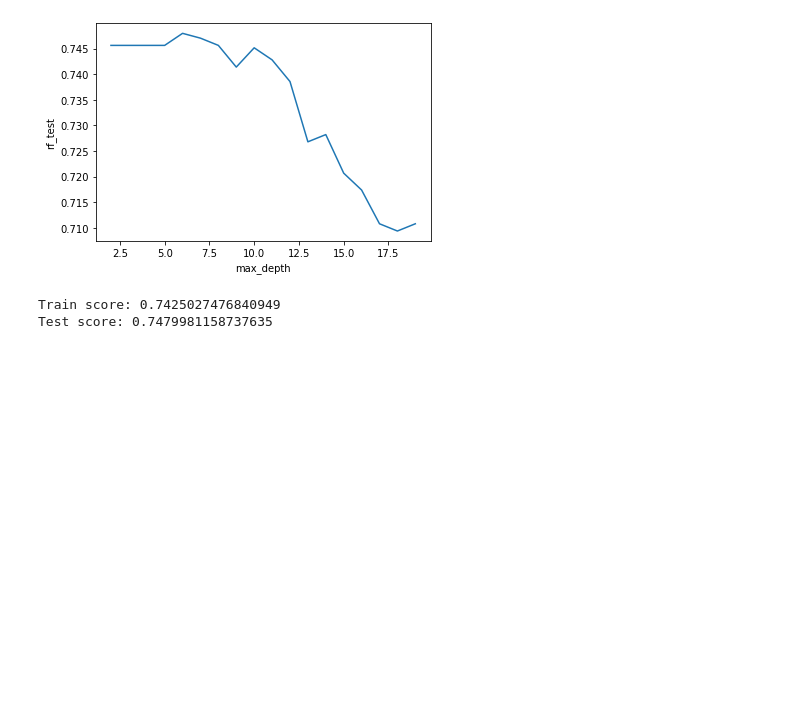
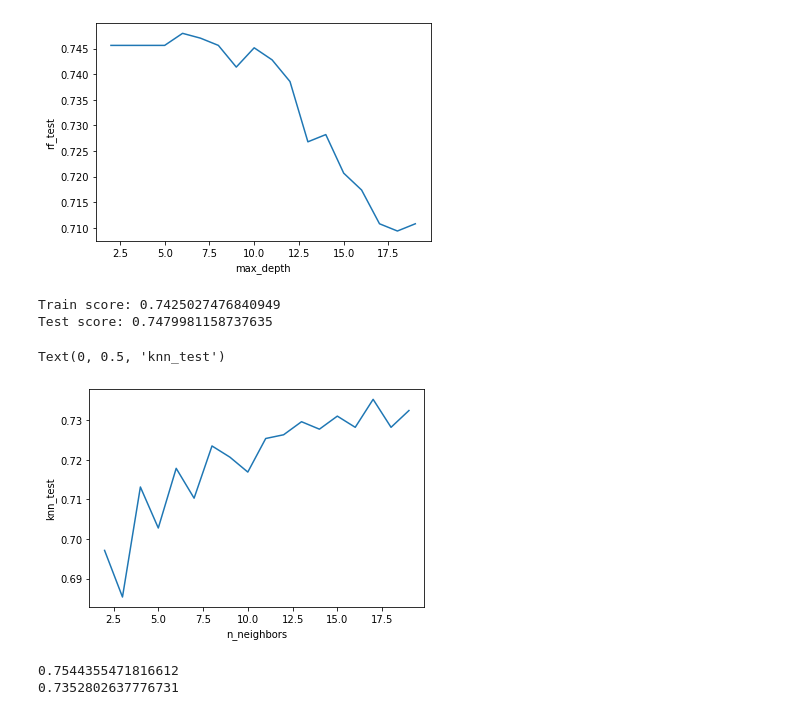
Before and after one commit to kpaulfran/spaceship_titanic, a Jupyter notebook: sapceship_titanic.ipynb, the cells around one changed output. Drawn from its saved outputs; the diff is of its cells as text; code cells hidden in the pictures; blank space fills up the shorter version.

```diff
--- a/sapceship_titanic.ipynb
+++ b/sapceship_titanic.ipynb
@@ -495,0 +498,28 @@ Test score: 0.7479981158737635
+# %%
+n_neighbors = range(2,20,1)
+knn_train_score = []
+knn_test_score = []
+
+for n in n_neighbors:
+  knn = KNeighborsClassifier(n_neighbors=n)
+  knn.fit(X_train, y_train)
+  knn.predict(X_test)
+  knn_train_score.append(knn.score(X_train, y_train))
+  knn_test_score.append(knn.score(X_test, y_test))
+# %%
+plt.plot(n_neighbors, knn_test_score)
+plt.xlabel('n_neighbors')
+plt.ylabel('knn_test')
+# %% [output]
+Text(0, 0.5, 'knn_test')
+[figure, added]
+# %%
+knn = KNeighborsClassifier(n_neighbors=17)
+
+knn.fit(X_train, y_train)
+
+print(knn.score(X_train, y_train))
+print(knn.score(X_test, y_test))
+# %% [output]
+0.7544355471816612
+0.7352802637776731
```
Also changed, not shown: parts of 2 cells of this notebook.
